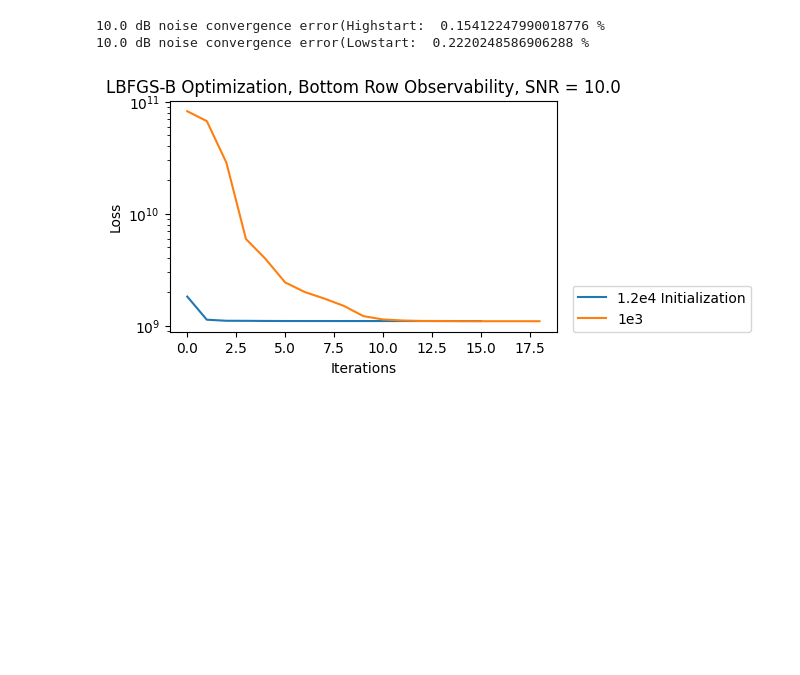
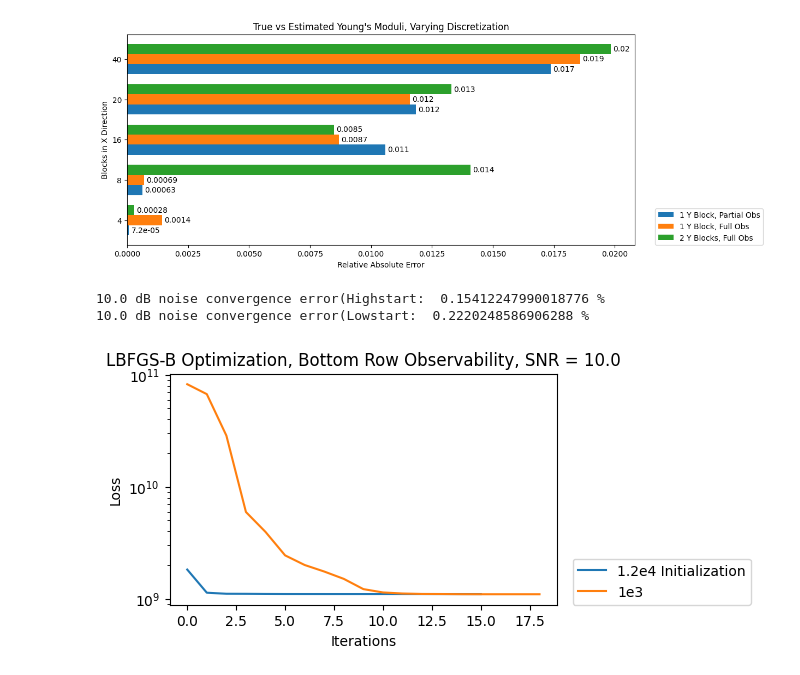
Before and after one commit to geoelements-dev/diffmpm_bridge, a Jupyter notebook: examples/2d_beam_discretization/results.ipynb, the cells around one changed output. Drawn from its saved outputs; the diff is of its cells as text; code cells hidden in the pictures; blank space fills up the shorter version.

```diff
--- a/examples/2d_beam_discretization/results.ipynb
+++ b/examples/2d_beam_discretization/results.ipynb
@@ -0,0 +99,34 @@
+# %%
+i_1 = [0, 2, 3, 4, 5]
+i_1_full = [6, 7, 8, 9, 10]
+i_2_full = [11, 12, 13, 14, 15]
+
+species = ("4", "8", "16", '20', '40')
+penguin_means = {
+    '1 Y Block, Partial Obs': [avg_err[i] for i in i_1],
+    '1 Y Block, Full Obs': [avg_err[i] for i in i_1_full],
+    '2 Y Blocks, Full Obs': [avg_err[i] for i in i_2_full],
+}
+
+x = np.arange(len(species))  # the label locations
+width = 0.25  # the width of the bars
+multiplier = 0
+
+fig, ax = plt.subplots(figsize=(12,5))
+
+for attribute, measurement in penguin_means.items():
+    offset = width * multiplier
+    rects = ax.barh(x + offset, measurement, width, label=attribute)
+    ax.bar_label(rects, padding=3, fmt='%.2g')
+    multiplier += 1
+
+# Add some text for labels, title and custom x-axis tick labels, etc.
+ax.set_xlabel('Relative Absolute Error')
+ax.set_title('True vs Estimated Young\'s Moduli, Varying Discretization')
+ax.set_yticks(x + width, species)
+ax.legend(loc=(1.04,0))
+# ax.set_ylim(0, 250)
+ax.set_ylabel('Blocks in X Direction')
+plt.show()
+# %% [output]
+[figure, added]
```
Also changed, not shown: parts of 2 cells of this notebook, 4 other files.
